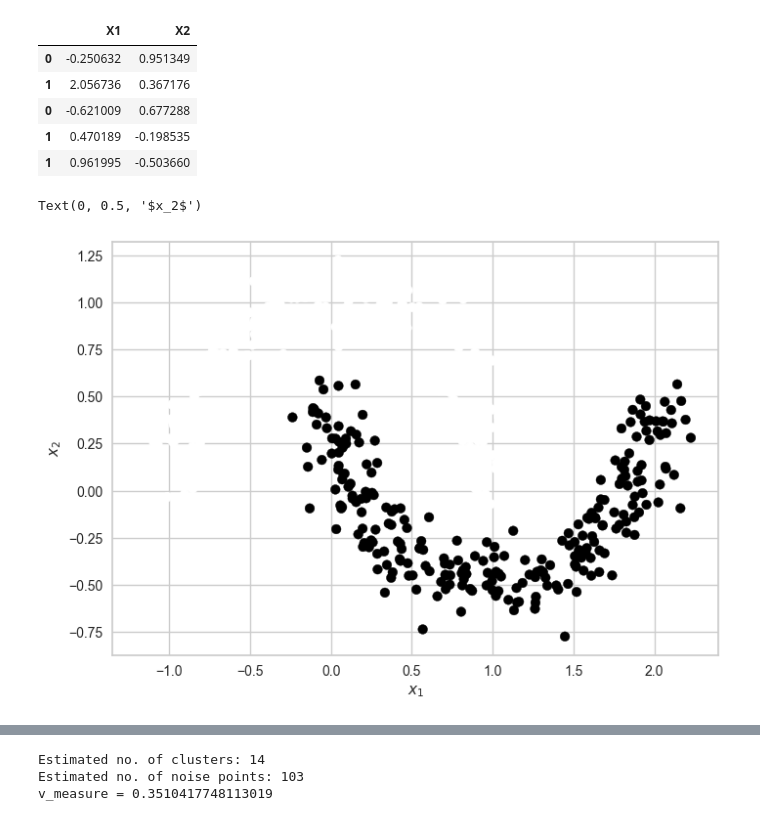
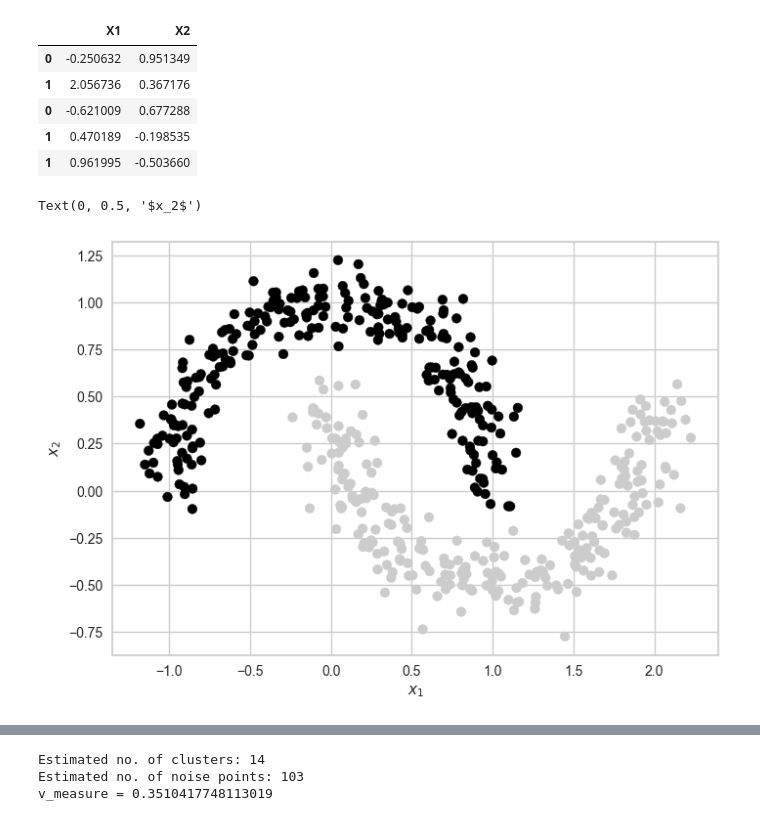
Before and after one commit to igumnov-daniel/HOCK_SEPTEMBER_2023, a Jupyter notebook: 16_trees_and_clustering/clustering.ipynb, the cells around one changed output, grey strips where cells are left out. Cells and saved outputs as stored; diff of their text form; code cells hidden in the pictures.

```diff
--- a/16_trees_and_clustering/clustering.ipynb
+++ b/16_trees_and_clustering/clustering.ipynb
@@ -224,9 +218,9 @@ df.head()
 | 1 | 0.470189 | -0.198535 |
 | 1 | 0.961995 | -0.503660 |
 # %%
-plt.scatter(X[:, 0], X[:, 1], c=y, label=y)
+plt.scatter(X[:, 0], X[:, 1], c=y, label=y, cmap=cmap)
 plt.xlabel("$x_1$")
 plt.ylabel("$x_2$")
 # %% [output]
 Text(0, 0.5, '$x_2$')
-[figure, old version]
+[figure, new version]
```
Also changed, not shown: parts of 17 cells of this notebook.
